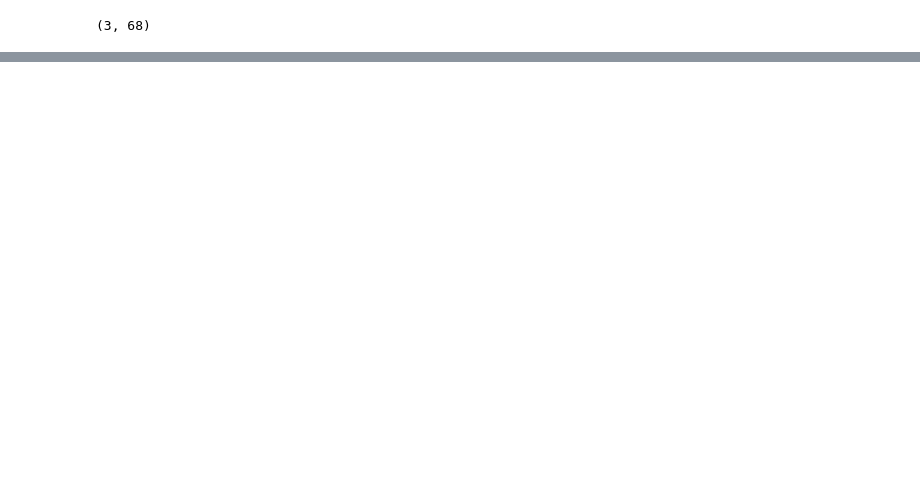
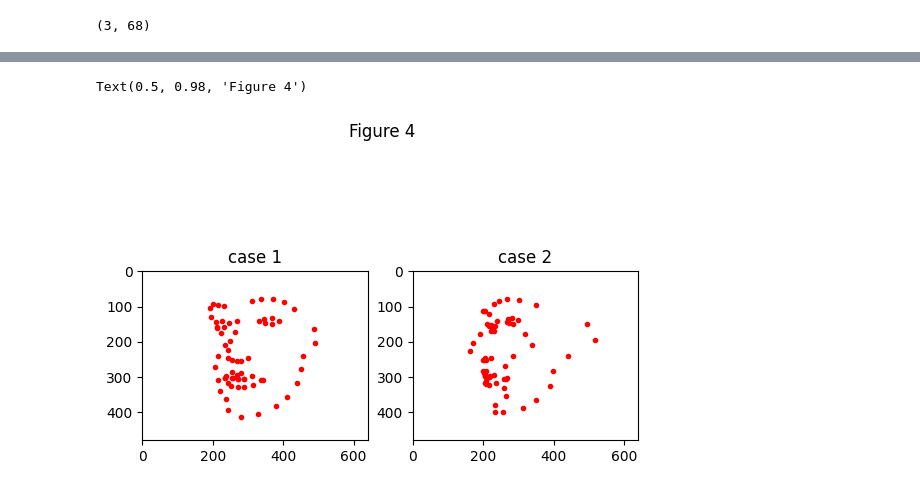
Before and after one commit to nsysu-itlab/3D-Vision-Assignments, a Jupyter notebook: Assignment1/assignment1_template.ipynb, the cells around one changed output, grey strips where cells are left out. Drawn from its saved outputs; the diff is of its cells as text; code cells hidden in the pictures; blank space fills up the shorter version.

```diff
--- a/Assignment1/assignment1_template.ipynb
+++ b/Assignment1/assignment1_template.ipynb
@@ -36,0 +89,57 @@ print(face3d.shape)
+# %%
+# TODO 4: Repeat Steps 3.1, 3.2, 3.3, 3.5 with different rotation matrices.
+from math import cos, sin, degrees, radians
+def get_rotation_matrix(alpha, beta, gamma):
+  yaw = np.array(
+    [[cos(radians(alpha)), -sin(radians(alpha)), 0],
+     [sin(radians(alpha)), cos(radians(alpha)), 0],
+     [0, 0, 1]]
+  )
+  pitch = np.array(
+    [[cos(radians(beta)), 0, sin(radians(beta))],
+     [0, 1, 0],
+     [-sin(radians(beta)), 0, cos(radians(beta))]]
+  )
+  roll = np.array(
+    [[1, 0, 0],
+     [0, cos(radians(gamma)), -sin(radians(gamma))],
+     [0, sin(radians(gamma)), cos(radians(gamma))]]
+  )
+  rotation_matrix = yaw.dot(pitch).dot(roll)
+  return rotation_matrix
+
+def get_mi_hat_rotation(input_arr, idx, r):
+  k = np.array([[640, 0, 320],
+                [0, 640, 240],
+                [0, 0, 1]])
+  t = np.array([[0],
+                [0],
+                [30]])
+  ext_matrix = np.hstack([r, t])
+  mi_hat = k.dot(ext_matrix).dot(np.vstack([np.array([input_arr[:, idx]]).T, [1]]))
+  mi = np.array([mi_hat[0]/mi_hat[2],
+                 mi_hat[1]/mi_hat[2]])
+  return mi
+
+# case1
+fig4 = plt.figure()
+plt.subplot(1, 2, 1)
+r1 = get_rotation_matrix(0, 20, 0)
+m_r1 = np.array([get_mi_hat_rotation(face3d, idx, r=r1) for idx in range(face3d.shape[1])]).squeeze().T
+white_image = np.full((480, 640, 3), 255)
+plt.imshow(white_image)
+plt.plot(m_r1[0,:], m_r1[1,:], 'r.')
+plt.title('case 1')
+# case2
+plt.subplot(1, 2, 2)
+r2 = get_rotation_matrix(0, 60, 0)
+m_r2 = np.array([get_mi_hat_rotation(face3d, idx, r=r2) for idx in range(face3d.shape[1])]).squeeze().T
+white_image = np.full((480, 640, 3), 255)
+plt.imshow(white_image)
+plt.plot(m_r2[0,:], m_r2[1,:], 'r.')
+plt.title('case 2')
+fig4.suptitle('Figure 4')
+# enter your code here
+# %% [output]
+Text(0.5, 0.98, 'Figure 4')
+[figure, added]
```
Also changed, not shown: parts of 12 cells of this notebook.
